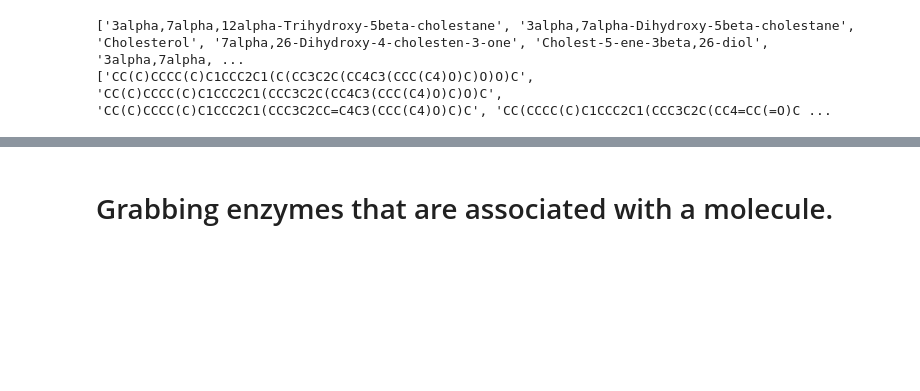
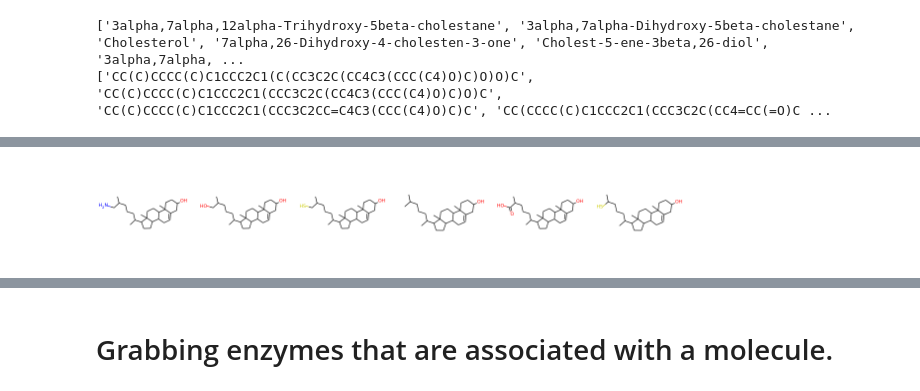
Before and after one commit to PerlJam/1KM, a Jupyter notebook: product_algorithms/Bioservices_and_API.ipynb, the cells around one changed output, grey strips where cells are left out. Cells and saved outputs as stored; diff of their text form; code cells hidden in the pictures; blank space fills up the shorter version.

Commit message:
Changed some function names to make less ambiguous, added visualize function for the first pass user interface

```diff
--- a/product_algorithms/Bioservices_and_API.ipynb
+++ b/product_algorithms/Bioservices_and_API.ipynb
@@ -308,6 +311,21 @@ def retrieve_pathway_participation(pathway):
         enzyme_activities.append( pathwaydata['entries'][i]['gene_names'] )
     enzyme_participation = Counter(enzyme_activities).most_common()
     return enzyme_participation
+# %%
+def canonicalize_smiles(smiles_list):
+    canonical_smiles = []
+    for i in smiles_list:
+        i = Chem.MolFromSmiles(i)
+        i = Chem.MolToSmiles( i, canonical=True )
+        if '.' not in i:
+            canonical_smiles.append( i )
+    return canonical_smiles
+
+def visualize_smiles(smiles_list):
+    vis = []
+    for i in list(set(smiles_list)):
+        vis.append( Chem.MolFromSmiles(i) )
+    return Draw.MolsToGridImage(vis,molsPerRow=8, includeAtomNumbers=False)
 # %% [markdown]
 Search for compound on KEGG.
 # %%
@@ -372,3 +404,7 @@ Draw.MolsToGridImage(vis,molsPerRow=8, includeAtomNumbers=False)
+# %%
+visualize_smiles(test)
+# %% [output]
+[figure, added]
 # %%
 Draw.MolsToGridImage([x[1] for x in nbrs_filtered[:]],legends=['%.4f'%x[0] for x in nbrs_filtered])
 # %% [output]
```
Also changed, not shown: parts of 8 cells of this notebook, 1 other file.
